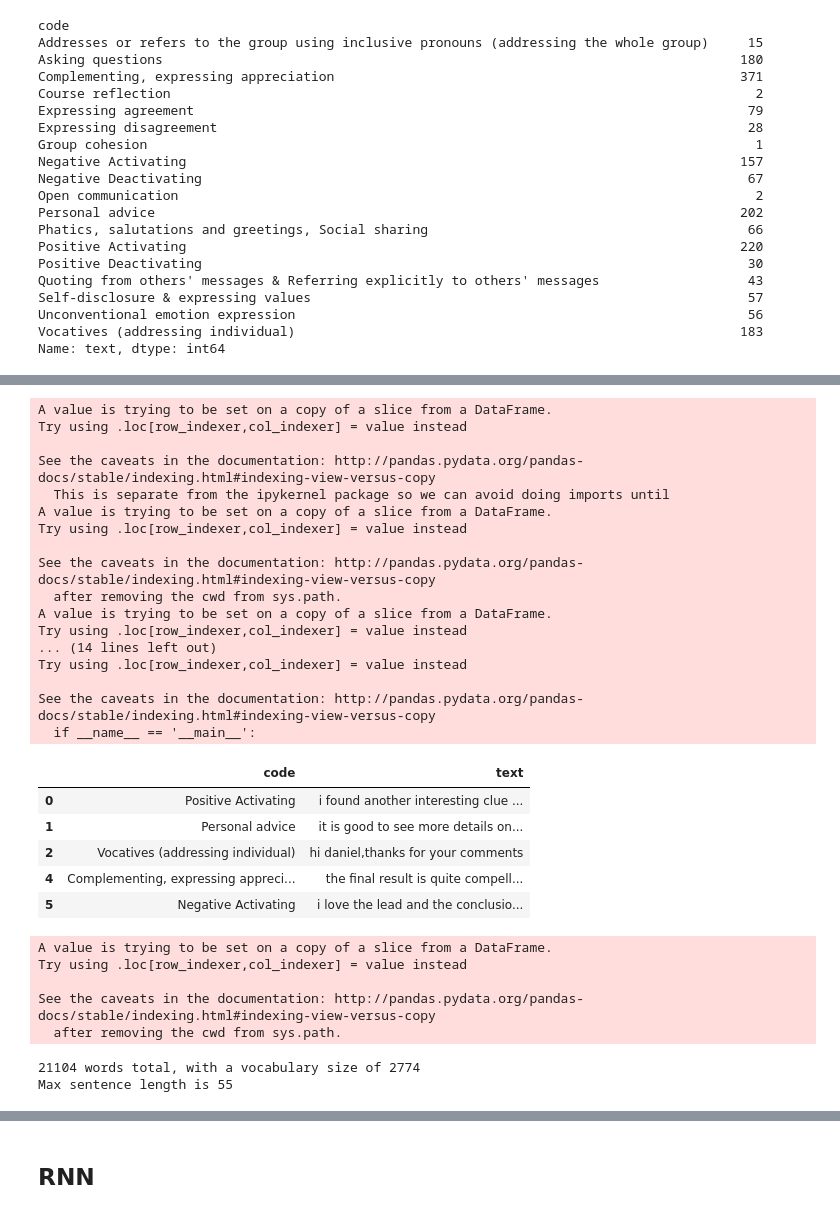
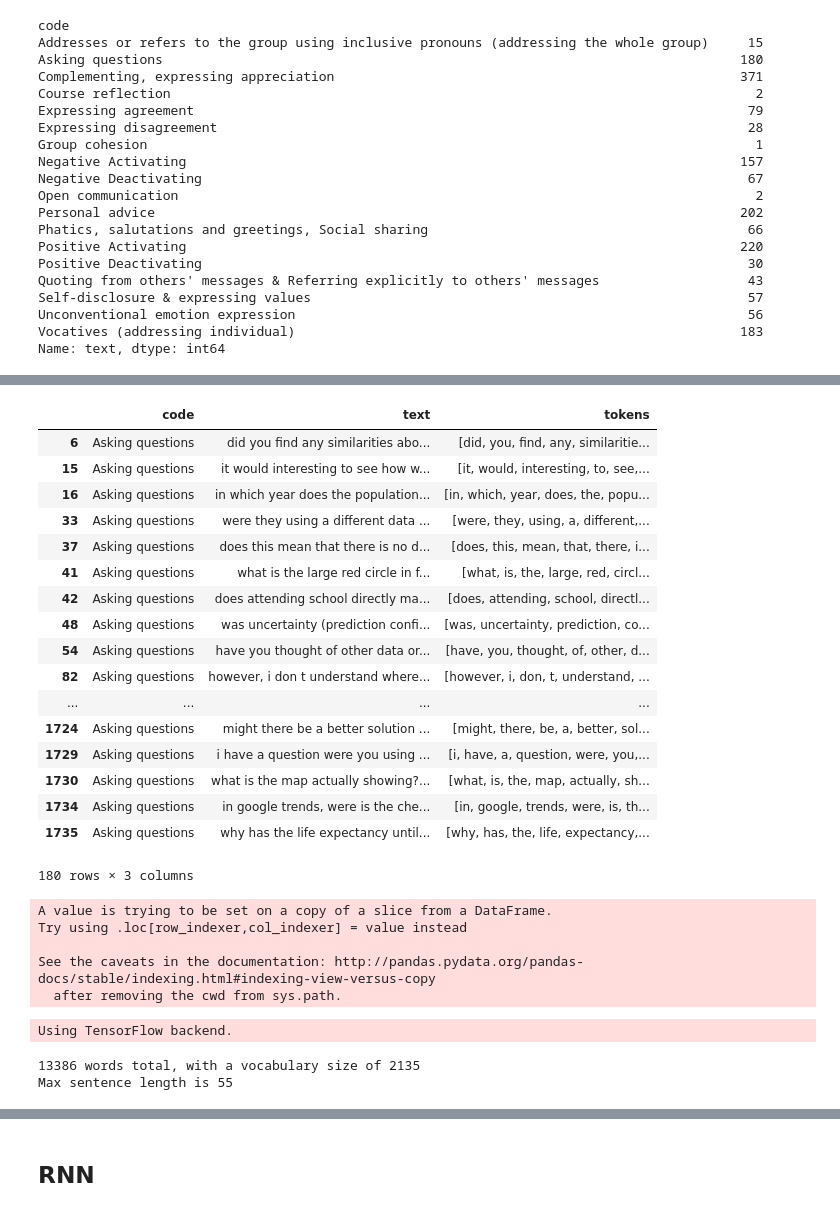
Before and after one commit to lichenglu/asia-la, a Jupyter notebook: rnn.ipynb, the cells around one changed output, grey strips where cells are left out. Drawn from its saved outputs; the diff is of its cells as text; code cells hidden in the pictures.

```diff
--- a/rnn.ipynb
+++ b/rnn.ipynb
@@ -36,18 +36,18 @@ Unconventional emotion expression
 Vocatives (addressing individual)                                                         183
 Name: text, dtype: int64
 # %%
-over_50_cols = [
-    'Asking questions', 'Complementing, expressing appreciation', 'Expressing agreement',
-    'Negative Activating', 'Negative Deactivating', 'Personal advice',
-    'Phatics, salutations and greetings, Social sharing', 'Positive Activating',
-    'Self-disclosure & expressing values', 'Unconventional emotion expression', 'Vocatives (addressing individual)'
+# over_50_cols = [
+#     'Asking questions', 'Complementing, expressing appreciation', 'Expressing agreement',
+#     'Negative Activating', 'Negative Deactivating', 'Personal advice',
+#     'Phatics, salutations and greetings, Social sharing', 'Positive Activating',
+#     'Self-disclosure & expressing values', 'Unconventional emotion expression', 'Vocatives (addressing individual)'
+# ]
+over_100_cols = [
+    'Asking questions', 'Complementing, expressing appreciation',
+    'Negative Activating', 'Personal advice',
+    'Vocatives (addressing individual)'
 ]
-# over_100_cols = [
-#     'Asking questions', 'Complementing, expressing appreciation',
-#     'Negative Activating', 'Personal advice',
-#     'Vocatives (addressing individual)'
-# ]
-df_over_50 = df[df['code'].isin(over_50_cols)]
+df_over_50 = df[df['code'].isin(over_100_cols)]
 df_over_50.groupby('code')['text'].count()
 # %% [output]
 code
@@ -79,27 +73,3 @@ def standardize_text(df, text_field):
 # %%
 df_cleaned = standardize_text(df_over_50, 'text')
 df_cleaned.head()
-# %% [output]
-A value is trying to be set on a copy of a slice from a DataFrame.
-Try using .loc[row_indexer,col_indexer] = value instead
-
-See the caveats in the documentation: http://pandas.pydata.org/pandas-docs/stable/indexing.html#indexing-view-versus-copy
-  This is separate from the ipykernel package so we can avoid doing imports until
-A value is trying to be set on a copy of a slice from a DataFrame.
-Try using .loc[row_indexer,col_indexer] = value instead
-
-See the caveats in the documentation: http://pandas.pydata.org/pandas-docs/stable/indexing.html#indexing-view-versus-copy
-  after removing the cwd from sys.path.
-A value is trying to be set on a copy of a slice from a DataFrame.
-Try using .loc[row_indexer,col_indexer] = value instead
-... (14 lines left out)
-Try using .loc[row_indexer,col_indexer] = value instead
-
-See the caveats in the documentation: http://pandas.pydata.org/pandas-docs/stable/indexing.html#indexing-view-versus-copy
-  if __name__ == '__main__':
-|  | code | text |
-| 0 | Positive Activating | i found another interesting clue ... |
-| 1 | Personal advice | it is good to see more details on... |
-| 2 | Vocatives (addressing individual) | hi daniel,thanks for your comments |
-| 4 | Complementing, expressing appreci... | the final result is quite compell... |
-| 5 | Negative Activating | i love the lead and the conclusio... |
@@ -115,3 +76,24 @@ X_train, X_test, y_train, y_test = train_test_split(
+# %%
+df_cleaned[df_cleaned['code'] == 'Asking questions']
+# %% [output]
+|  | code | text | tokens |
+| 6 | Asking questions | did you find any similarities abo... | [did, you, find, any, similaritie... |
+| 15 | Asking questions | it would interesting to see how w... | [it, would, interesting, to, see,... |
+| 16 | Asking questions | in which year does the population... | [in, which, year, does, the, popu... |
+| 33 | Asking questions | were they using a different data ... | [were, they, using, a, different,... |
+| 37 | Asking questions | does this mean that there is no d... | [does, this, mean, that, there, i... |
+| 41 | Asking questions | what is the large red circle in f... | [what, is, the, large, red, circl... |
+| 42 | Asking questions | does attending school directly ma... | [does, attending, school, directl... |
+| 48 | Asking questions | was uncertainty (prediction confi... | [was, uncertainty, prediction, co... |
+| 54 | Asking questions | have you thought of other data or... | [have, you, thought, of, other, d... |
+| 82 | Asking questions | however, i don t understand where... | [however, i, don, t, understand, ... |
+| ... | ... | ... | ... |
+| 1724 | Asking questions | might there be a better solution ... | [might, there, be, a, better, sol... |
+| 1729 | Asking questions | i have a question were you using ... | [i, have, a, question, were, you,... |
+| 1730 | Asking questions | what is the map actually showing?... | [what, is, the, map, actually, sh... |
+| 1734 | Asking questions | in google trends, were is the che... | [in, google, trends, were, is, th... |
+| 1735 | Asking questions | why has the life expectancy until... | [why, has, the, life, expectancy,... |
+180 rows × 3 columns
 # %%
 from nltk.tokenize import RegexpTokenizer
 tokenizer = RegexpTokenizer(r'\w+')
@@ -134,8 +116,9 @@ VOCAB = sorted(list(set(all_words)))
 print("%s words total, with a vocabulary size of %s" % (len(all_words), len(VOCAB)))
 print("Max sentence length is %s" % max(sentence_lengths))
 # %% [output]
-21104 words total, with a vocabulary size of 2774
-Max sentence length is 55
+Using TensorFlow backend.
+13386 words total, with a vocabulary size of 2135
+Max sentence length is 55
 # %%
 import gensim
 
```
Also changed, not shown: parts of 13 cells of this notebook, 1 other file.
